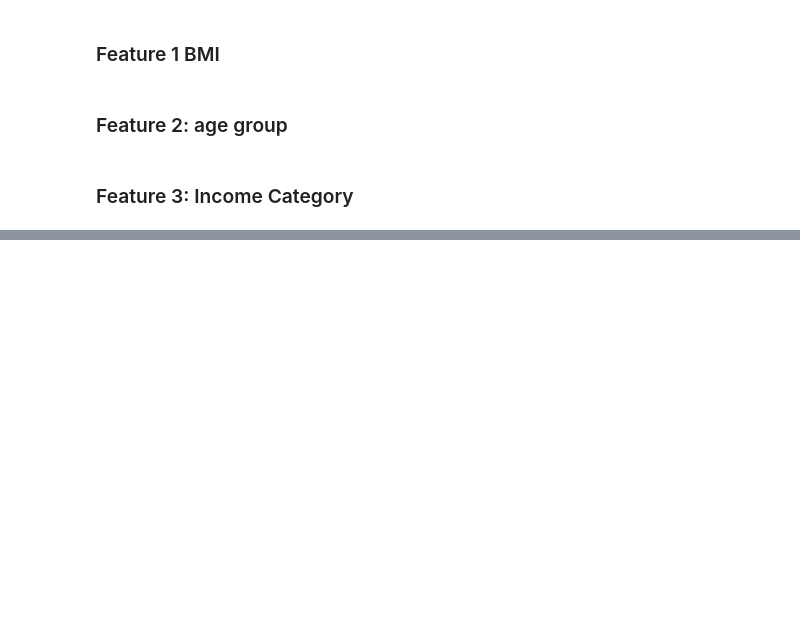
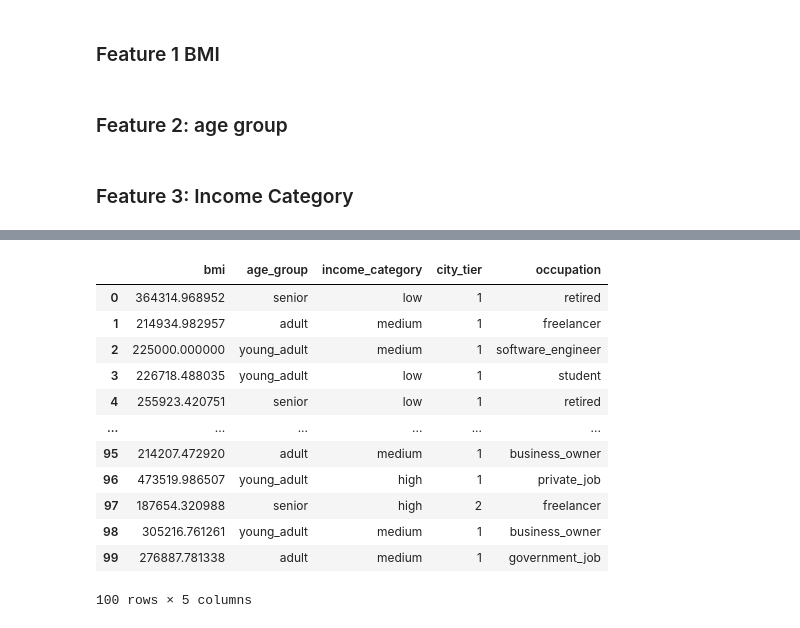
Before and after one commit to ayeshowcode/FitPredict, a Jupyter notebook: fastapi.ipynb, the cells around one changed output, grey strips where cells are left out. Saved outputs shown, nothing was run; the diff lists cells and outputs as text; code cells hidden in the pictures; blank space fills up the shorter version.

```diff
--- a/fastapi.ipynb
+++ b/fastapi.ipynb
@@ -128,0 +134,29 @@ Current Tier 2 cities in dataset: ['Atlanta', 'Boston', 'Denver', 'Las Vegas', '
+# %%
+def city_tier(city):
+    if city in tier_1_cities:
+        return 1
+    elif city in tier_2_cities:
+        return 2
+    else:
+        return 3
+# %%
+df_feat['city_tier']=df_feat['city'].apply(city_tier)
+# %%
+X=df_feat[['bmi', 'age_group', 'income_category', 'city_tier', 'occupation']]
+y=df_feat['fitness_level']
+# %%
+X
+# %% [output]
+|  | bmi | age_group | income_category | city_tier | occupation |
+| 0 | 364314.968952 | senior | low | 1 | retired |
+| 1 | 214934.982957 | adult | medium | 1 | freelancer |
+| 2 | 225000.000000 | young_adult | medium | 1 | software_engineer |
+| 3 | 226718.488035 | young_adult | low | 1 | student |
+| 4 | 255923.420751 | senior | low | 1 | retired |
+| ... | ... | ... | ... | ... | ... |
+| 95 | 214207.472920 | adult | medium | 1 | business_owner |
+| 96 | 473519.986507 | young_adult | high | 1 | private_job |
+| 97 | 187654.320988 | senior | high | 2 | freelancer |
+| 98 | 305216.761261 | young_adult | medium | 1 | business_owner |
+| 99 | 276887.781338 | adult | medium | 1 | government_job |
+100 rows × 5 columns
```
Also changed, not shown: parts of 13 cells of this notebook, 1 other file.
